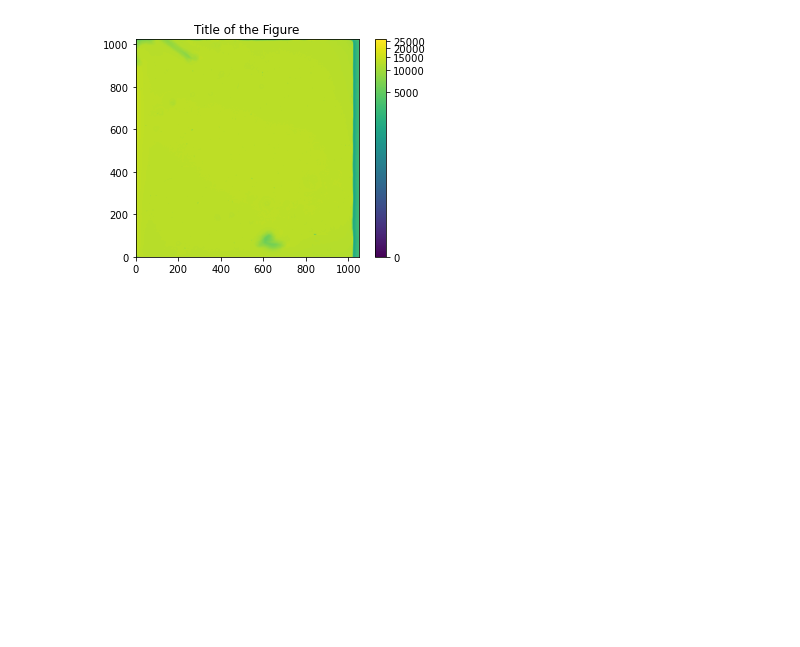
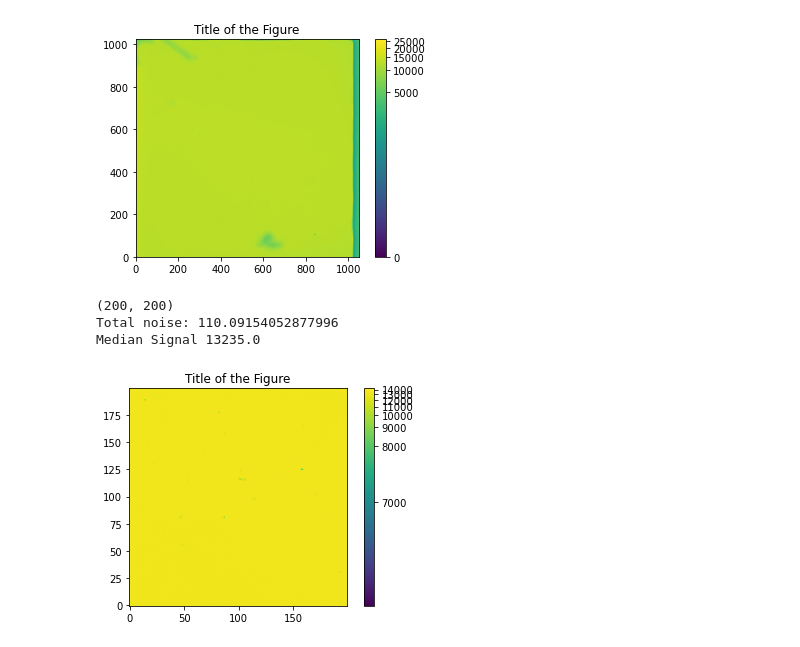
Before and after one commit to fexfl/FP, a Jupyter notebook: F30/F30 Analysis.ipynb, the cells around one changed output. Cells and saved outputs as stored; diff of their text form; code cells hidden in the pictures; blank space fills up the shorter version.

```diff
--- a/F30/F30 Analysis.ipynb
+++ b/F30/F30 Analysis.ipynb
@@ -358,3 +357,27 @@ fig.colorbar(im, ax=ax)
 380.7328305449052
 <matplotlib.colorbar.Colorbar at 0x...>
 [figure]
+# %%
+# choose uniformily illuminated area
+hdul = fits.open(sensitivity_paths_1[4])
+image = hdul[0].data
+
+image_uni_1 = image[400:600,400:600]
+print(image_uni_1.shape)
+
+norm = simple_norm(image_uni_1,'log', percent=100)
+fig, ax = plt.subplots()
+ax.set_title("Title of the Figure")
+im = ax.imshow(image_uni_1[:,:] , norm=norm , origin="lower", cmap="viridis")
+fig.colorbar(im, ax=ax)
+
+noise_tot_1 = np.std(image_uni_1)
+median_sig_1 = np.median(image_uni_1)
+
+print("Total noise:",noise_tot_1)
+print("Median Signal", median_sig_1)
+# %% [output]
+(200, 200)
+Total noise: 110.09154052877996
+Median Signal 13235.0
+[figure, added]
```
Also changed, not shown: parts of 3 cells of this notebook.
